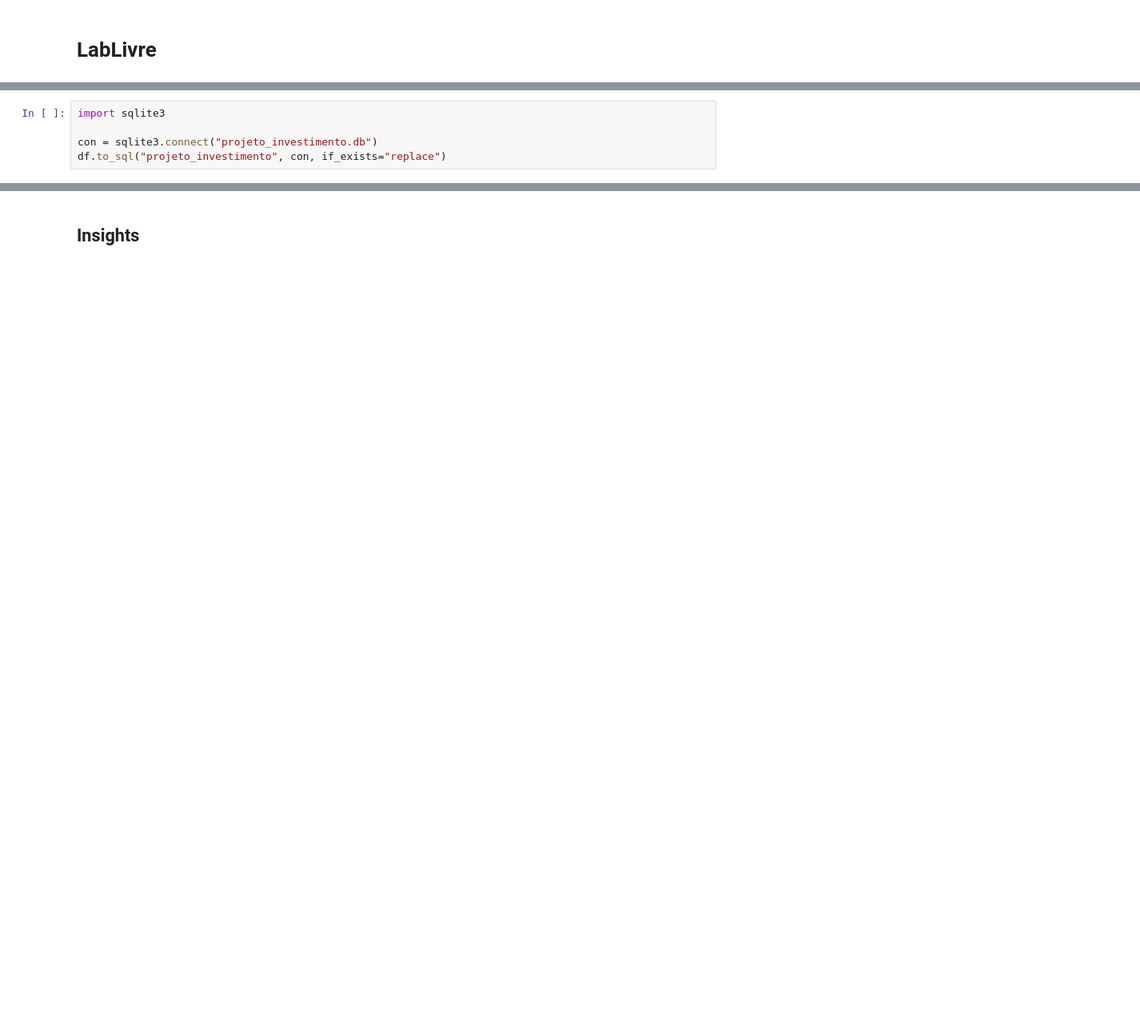
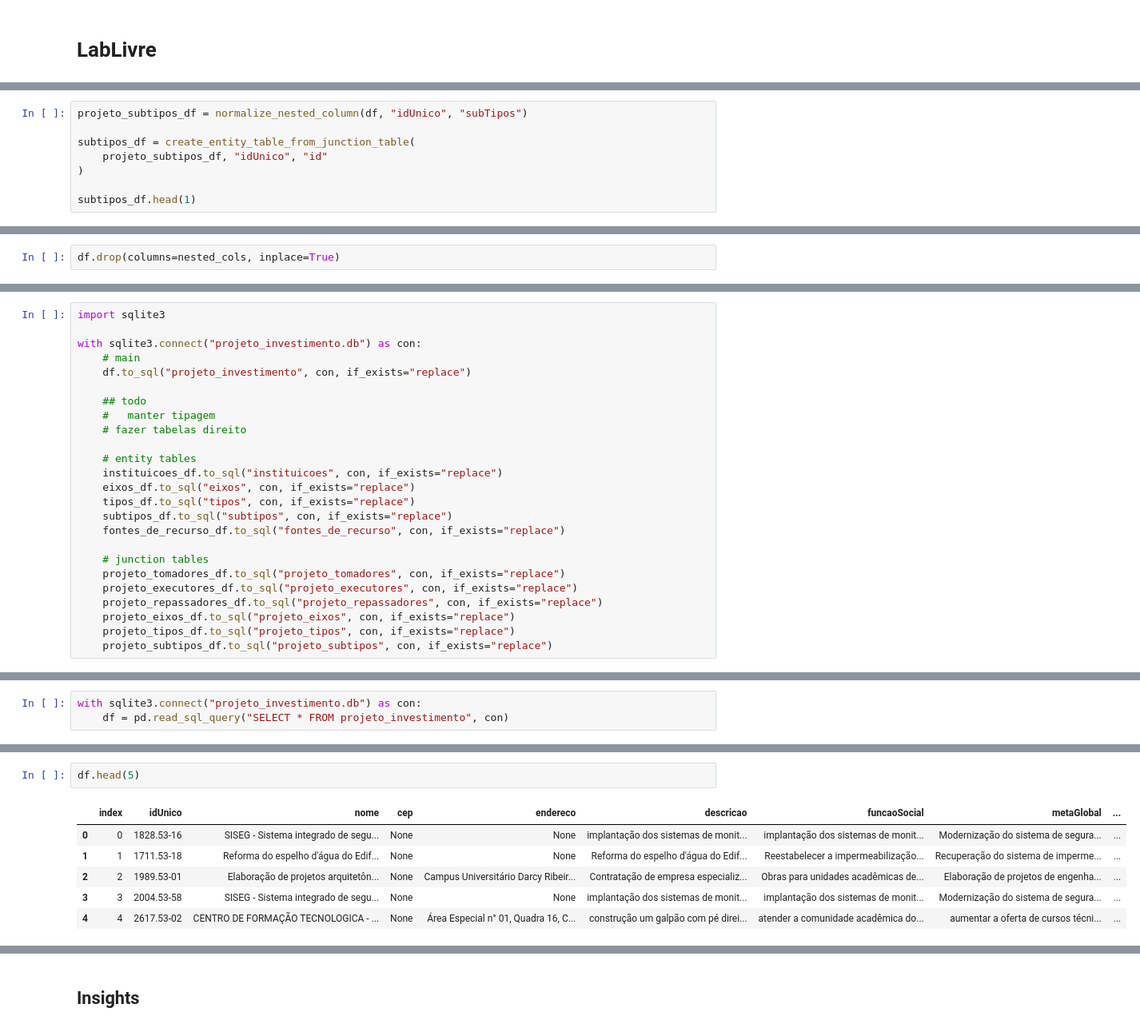
Before and after one commit to noah-art3mis/takehome-lablivre-analysis, a Jupyter notebook: takehome.ipynb, the cells around one changed output, grey strips where cells are left out. Shown at 80% size. Drawn from its saved outputs; the diff is of its cells as text; blank space fills up the shorter version.

```diff
--- a/takehome.ipynb
+++ b/takehome.ipynb
@@ -223,0 +318,8 @@ memory usage: 2.9+ KB
+# %%
+projeto_subtipos_df = normalize_nested_column(df, "idUnico", "subTipos")
+
+subtipos_df = create_entity_table_from_junction_table(
+    projeto_subtipos_df, "idUnico", "id"
+)
+
+subtipos_df.head(1)
@@ -294 +346,3 @@ Records with idUnico '58004.53-70':
+# %%
+df.drop(columns=nested_cols, inplace=True)
 # %% [markdown]
@@ -296,5 +350,25 @@ Records with idUnico '58004.53-70':
 # %%
 import sqlite3
 
-con = sqlite3.connect("projeto_investimento.db")
-df.to_sql("projeto_investimento", con, if_exists="replace")
+with sqlite3.connect("projeto_investimento.db") as con:
+    # main
+    df.to_sql("projeto_investimento", con, if_exists="replace")
+
+    ## todo
+    #   manter tipagem
+    # fazer tabelas direito
+
+    # entity tables
+    instituicoes_df.to_sql("instituicoes", con, if_exists="replace")
+    eixos_df.to_sql("eixos", con, if_exists="replace")
+    tipos_df.to_sql("tipos", con, if_exists="replace")
+    subtipos_df.to_sql("subtipos", con, if_exists="replace")
+    fontes_de_recurso_df.to_sql("fontes_de_recurso", con, if_exists="replace")
+
+    # junction tables
+    projeto_tomadores_df.to_sql("projeto_tomadores", con, if_exists="replace")
+    projeto_executores_df.to_sql("projeto_executores", con, if_exists="replace")
+    projeto_repassadores_df.to_sql("projeto_repassadores", con, if_exists="replace")
+    projeto_eixos_df.to_sql("projeto_eixos", con, if_exists="replace")
+    projeto_tipos_df.to_sql("projeto_tipos", con, if_exists="replace")
+    projeto_subtipos_df.to_sql("projeto_subtipos", con, if_exists="replace")
@@ -319 +375,4 @@ nulls: ...
+# %%
+with sqlite3.connect("projeto_investimento.db") as con:
+    df = pd.read_sql_query("SELECT * FROM projeto_investimento", con)
 # %% [markdown]
@@ -324,0 +467,9 @@ nulls: ...
+# %%
+df.head(5)
+# %% [output]
+|  | index | idUnico | nome | cep | endereco | descricao | funcaoSocial | metaGlobal | ... |
+| 0 | 0 | 1828.53-16 | SISEG - Sistema integrado de segu... | None | None | implantação dos sistemas de monit... | implantação dos sistemas de monit... | Modernização do sistema de segura... | ... |
+| 1 | 1 | 1711.53-18 | Reforma do espelho d'água do Edif... | None | None | Reforma do espelho d'água do Edif... | Reestabelecer a impermeabilização... | Recuperação do sistema de imperme... | ... |
+| 2 | 2 | 1989.53-01 | Elaboração de projetos arquitetôn... | None | Campus Universitário Darcy Ribeir... | Contratação de empresa especializ... | Obras para unidades acadêmicas de... | Elaboração de projetos de engenha... | ... |
+| 3 | 3 | 2004.53-58 | SISEG - Sistema integrado de segu... | None | None | implantação dos sistemas de monit... | implantação dos sistemas de monit... | Modernização do sistema de segura... | ... |
+| 4 | 4 | 2617.53-02 | CENTRO DE FORMAÇÃO TECNOLOGICA - ... | None | Área Especial n° 01, Quadra 16, C... | construção um galpão com pé direi... | atender a comunidade acadêmica do... | aumentar a oferta de cursos técni... | ... |
```
Also changed, not shown: parts of 48 cells of this notebook, 7 other files.
